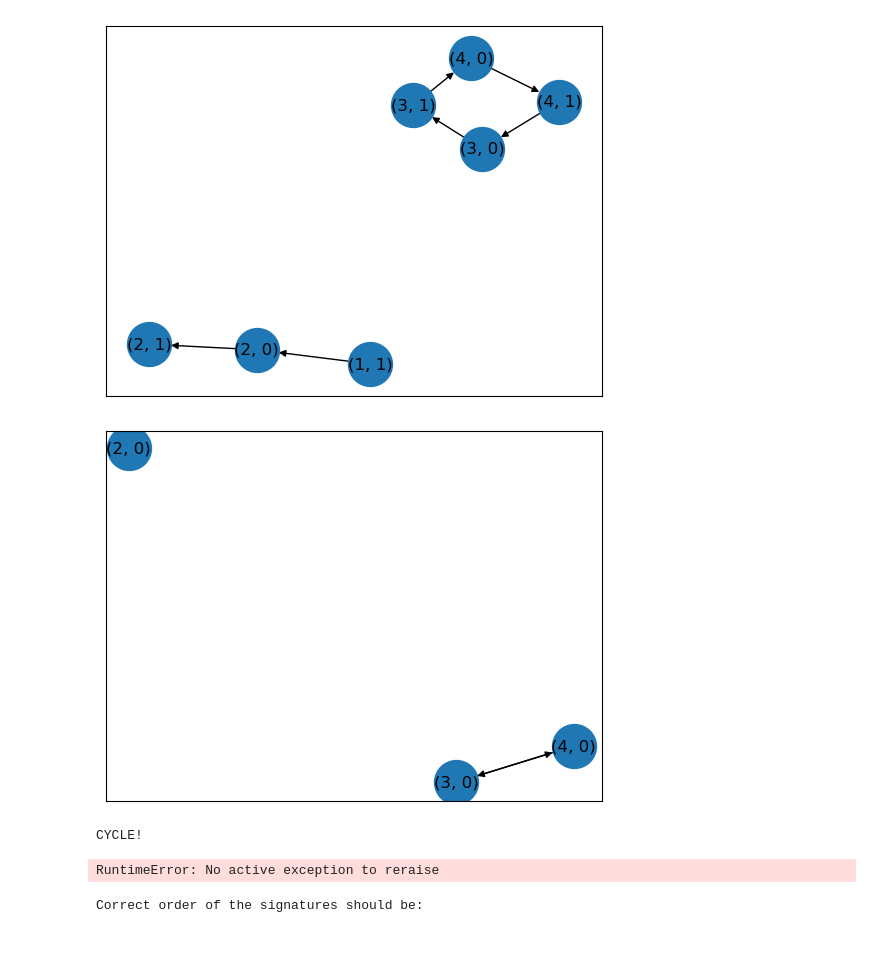
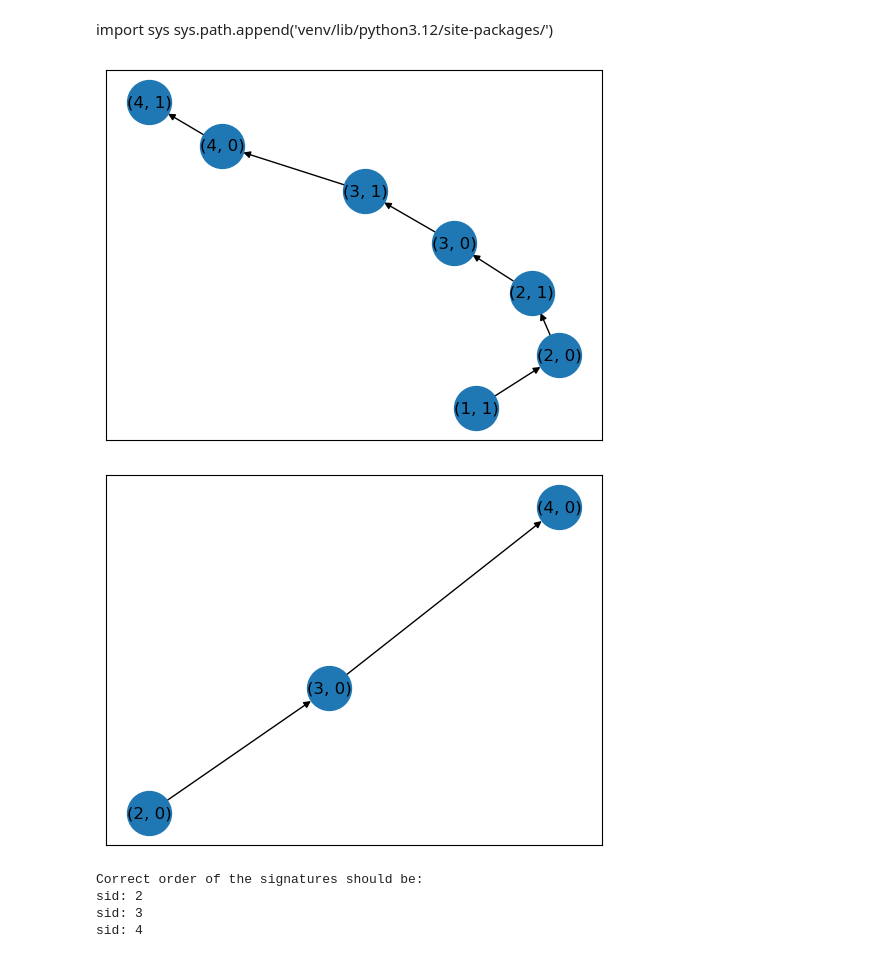
Before and after one commit to inashivb/blog-code-snippets, a Jupyter notebook: notebooks/Flowbits Dependency Resolver | DEMO.ipynb, the cells around one changed output. Drawn from its saved outputs; the diff is of its cells as text; code cells hidden in the pictures.

Commit message:
notebook: fix comment and default to simple dataset test

```diff
--- a/notebooks/Flowbits Dependency Resolver | DEMO.ipynb
+++ b/notebooks/Flowbits Dependency Resolver | DEMO.ipynb
@@ -4,3 +1,6 @@ sys.path.append('venv/lib/python3.12/site-packages/')
+# %% [markdown]
+import sys
+sys.path.append('venv/lib/python3.12/site-packages/')
 # %%
 import networkx as nx
 import matplotlib.pyplot as plt
@@ -15,30 +15,30 @@ G = nx.DiGraph()
 sigs = []
 
 # Dataset with cyclic dependencies present
+# sigs = [
+#     # Node types available: Signature (0), Flowbit (1)
+#     # Flowbit cmds available: 0 (READ), 1 (WRITE)
+#     # Format is: sig number, node type, [flowbit number, node type, cmd] * number of flowbits in that signature
+#     # sid:2; flowbits:isset,fb1; flowbits:set,fb2;
+#     [(2, 0), (1, 1, 0), (2, 1, 1)],
+#     # sid:3; flowbits:isset,fb4; flowbits:set,fb3;
+#     [(3, 0), (4, 1, 0), (3, 1, 1)],
+#     # sid:4; flowbits:isset,fb3; flowbits:set,fb4;
+#     [(4, 0), (3, 1, 0), (4, 1, 1)],
+# ]
+
+# Simple Dataset without any complex dependencies present
 sigs = [
     # Node types available: Signature (0), Flowbit (1)
     # Flowbit cmds available: 0 (READ), 1 (WRITE)
     # Format is: sig number, node type, [flowbit number, node type, cmd] * number of flowbits in that signature
     # sid:2; flowbits:isset,fb1; flowbits:set,fb2;
     [(2, 0), (1, 1, 0), (2, 1, 1)],
-    # sid:3; flowbits:isset,fb4; flowbits:set,fb3;
-    [(3, 0), (4, 1, 0), (3, 1, 1)],
+    # sid:3; flowbits:isset,fb2; flowbits:set,fb3;
+    [(3, 0), (2, 1, 0), (3, 1, 1)],
     # sid:4; flowbits:isset,fb3; flowbits:set,fb4;
     [(4, 0), (3, 1, 0), (4, 1, 1)],
 ]
-
-# Simple Dataset without any complex dependencies present
-# sigs = [
-#     # Node types available: Signature (0), Flowbit (1)
-#     # Flowbit cmds available: 0 (READ), 1 (WRITE)
-#     # Format is: sig number, node type, [flowbit number, node type, cmd] * number of flowbits in that signature
-#     # sid:2; flowbits:isset,fb1; flowbits:set,fb2;
-#     [(2, 0), (1, 1, 0), (2, 1, 1)],
-#     # sid:3; flowbits:isset,fb2; flowbits:set,fb3;
-#     [(3, 0), (2, 1, 0), (3, 1, 1)],
-#     # sid:4; flowbits:isset,fb3; flowbits:set,fb4;
-#     [(4, 0), (3, 1, 0), (4, 1, 1)],
-# ]
 
 # Dataset with complex dependencies present
 # sigs = [
@@ -62,35 +62,35 @@ sigs = [
 #     [(2, 0), (1, 1, 0), (2, 1, 1)],
 #     # sid:3; flowbits:isset,fb2; flowbits:set,fb3;
 #     [(3, 0), (2, 1, 0), (3, 1, 1)],
 #     # sid:4; flowbits:isset,fb5; flowbits:set,fb4;
 #     [(4, 0), (5, 1, 0), (4, 1, 1)],
 #     # sid:5; flowbits:isset,fb4; flowbits:set,fb7;
 #     [(5, 0), (4, 1, 0), (7, 1, 1)],
 # ]
 
 for sig in sigs:
     s = ()
     for nd in sig:
         if nd[1] == 0: # it's a signature type node
             assert len(nd) == 2
             s = nd
             G.add_node(nd)
         elif nd[1] == 1: # it's a flowbit type node
             assert len(nd) == 3
             node = (nd[0], nd[1])
             G.add_node(node)
-            if nd[2] == 1: # it's a read command
+            if nd[2] == 1: # it's a write command
                 G.add_edge(s, node) # edge goes from signature to the flowbit object
             else:
                 assert nd[2] == 0 # shouldn't have any other states than READ or WRITE
                 G.add_edge(node, s) # edge goes from flowbit to signature indicating flowbit is dependent on this signature
         else:
              assert "Incorrect type provided"
 
 nx.draw_networkx(G, with_labels = True, node_size = 1000)
 plt.show()
 # %% [output]
-[figure, old version]
+[figure, new version]
 # %%
 # Step 4 of the solution
 # Normalize the graph to remove the flowbit nodes
@@ -120,7 +120,7 @@ for node in nodes:
 nx.draw_networkx(G, with_labels = True, node_size = 1000)
 plt.show()
 # %% [output]
-[figure, old version]
+[figure, new version]
 # %%
 # Step 5 of the solution
 # Detect cycles in the graph
@@ -131,9 +131,6 @@ if len(cycles) > 0:
     print("CYCLE!")
     # and we exit here
     raise
-# %% [output]
-CYCLE!
-RuntimeError: No active exception to reraise
 # %%
 # Step 6 of the solution
 # At this point, we're sure that we have a DAG
@@ -160,3 +157,6 @@ for sig in fin_sorted_list:
 # FIN.
 # %% [output]
 Correct order of the signatures should be:
+sid: 2
+sid: 3
+sid: 4
```
Also changed, not shown: parts of 1 cell of this notebook.
